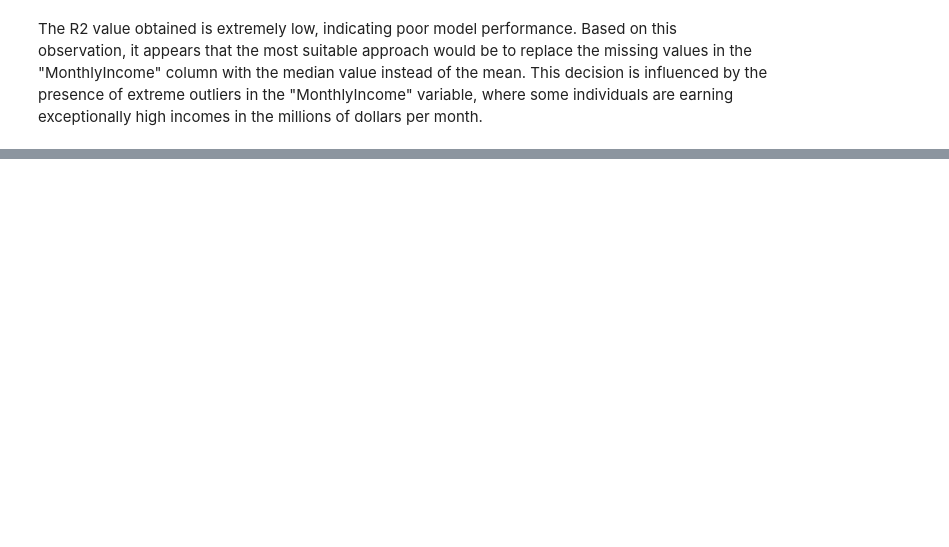
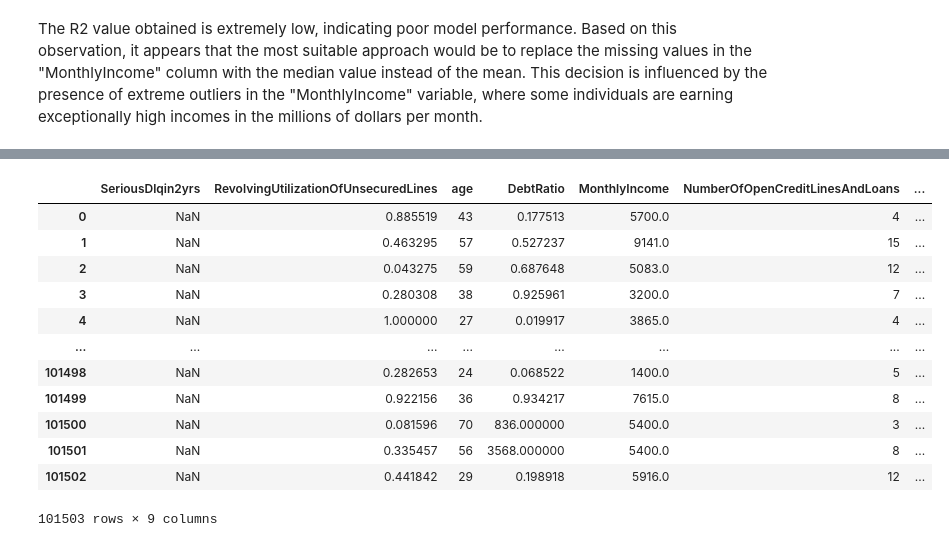
Before and after one commit to TianhuiHu/Data-Science-Project, a Jupyter notebook: GiveMeSomeCredit-Paidy/preprocessing.ipynb, the cells around one changed output, grey strips where cells are left out. Saved outputs shown, nothing was run; the diff lists cells and outputs as text; code cells hidden in the pictures; blank space fills up the shorter version.

```diff
--- a/GiveMeSomeCredit-Paidy/preprocessing.ipynb
+++ b/GiveMeSomeCredit-Paidy/preprocessing.ipynb
@@ -51,6 +52,7 @@ df_train.head()
 
 ## drop id column which doesn't provide any valuable info
 df_train= df_train.drop("Unnamed: 0", axis=1)
+df_test = df_test.drop("Unnamed: 0", axis=1)
 # %%
 df_train.shape
 # %% [output]
@@ -143,0 +323,4 @@ df.to_csv(SAVE["preprocessed_data"], index=False)
+# %%
+## fill test dataset MonthlyIncome with median from train dataset
+df_test_processed = df_test
+df_test_processed["MonthlyIncome"] = df_test["MonthlyIncome"].fillna(income_median)
@@ -143,0 +331,2 @@ df.to_csv(SAVE["preprocessed_data"], index=False)
+# %%
+df_test_processed["NumberOfDependents"] = df_test_processed["NumberOfDependents"].fillna(dependents_mode)
@@ -143,0 +351,23 @@ df.to_csv(SAVE["preprocessed_data"], index=False)
+# %%
+df_test_created = df_test_processed
+# Create a new column 'TotalPastDue' by summing the values of the three columns
+df_test_created['TotalPastDue'] = df_test_processed['NumberOfTime30-59DaysPastDueNotWorse'] + df_test_processed['NumberOfTimes90DaysLate'] + df_test_processed['NumberOfTime60-89DaysPastDueNotWorse']
+
+# Drop the individual columns if desired
+df_test_created = df_test_processed.drop(['NumberOfTime30-59DaysPastDueNotWorse', 'NumberOfTimes90DaysLate', 'NumberOfTime60-89DaysPastDueNotWorse'], axis=1)
+# %%
+df_test_created
+# %% [output]
+|  | SeriousDlqin2yrs | RevolvingUtilizationOfUnsecuredLines | age | DebtRatio | MonthlyIncome | NumberOfOpenCreditLinesAndLoans | ... |
+| 0 | NaN | 0.885519 | 43 | 0.177513 | 5700.0 | 4 | ... |
+| 1 | NaN | 0.463295 | 57 | 0.527237 | 9141.0 | 15 | ... |
+| 2 | NaN | 0.043275 | 59 | 0.687648 | 5083.0 | 12 | ... |
+| 3 | NaN | 0.280308 | 38 | 0.925961 | 3200.0 | 7 | ... |
+| 4 | NaN | 1.000000 | 27 | 0.019917 | 3865.0 | 4 | ... |
+| ... | ... | ... | ... | ... | ... | ... | ... |
+| 101498 | NaN | 0.282653 | 24 | 0.068522 | 1400.0 | 5 | ... |
+| 101499 | NaN | 0.922156 | 36 | 0.934217 | 7615.0 | 8 | ... |
+| 101500 | NaN | 0.081596 | 70 | 836.000000 | 5400.0 | 3 | ... |
+| 101501 | NaN | 0.335457 | 56 | 3568.000000 | 5400.0 | 8 | ... |
+| 101502 | NaN | 0.441842 | 29 | 0.198918 | 5916.0 | 12 | ... |
+101503 rows × 9 columns
```
Also changed, not shown: parts of 39 cells of this notebook, 6 other files.
